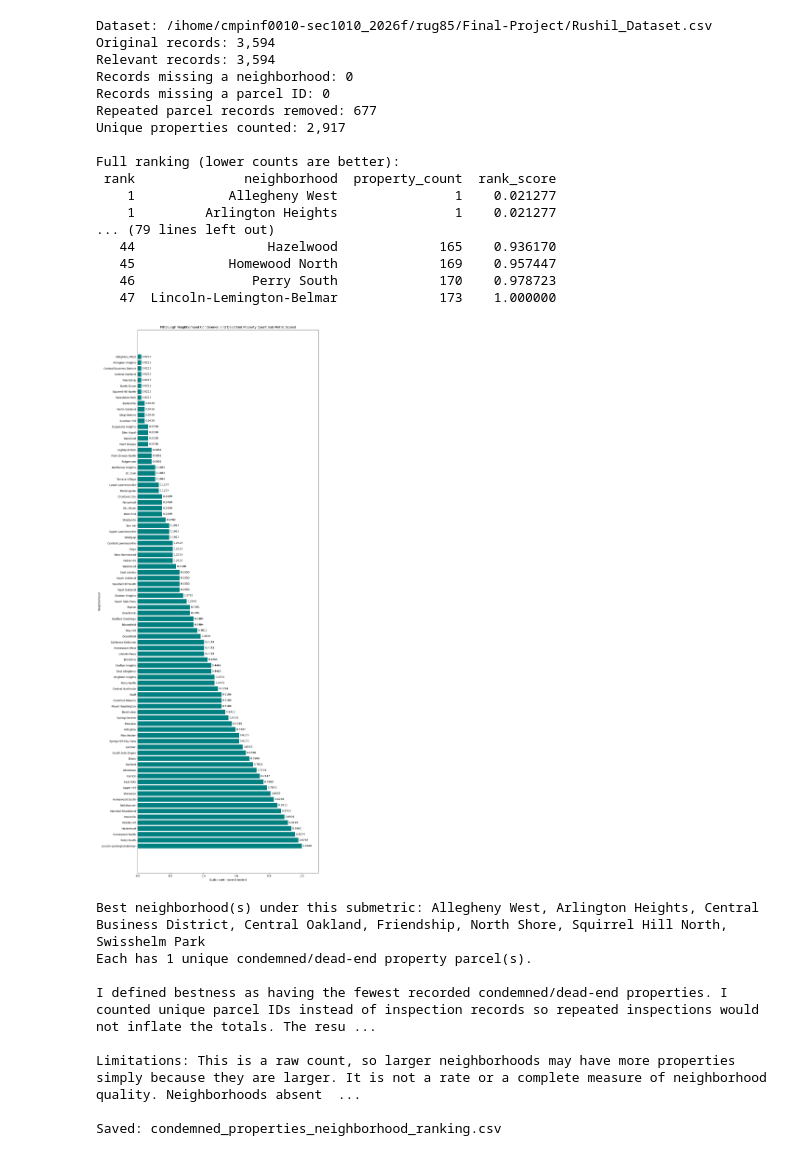
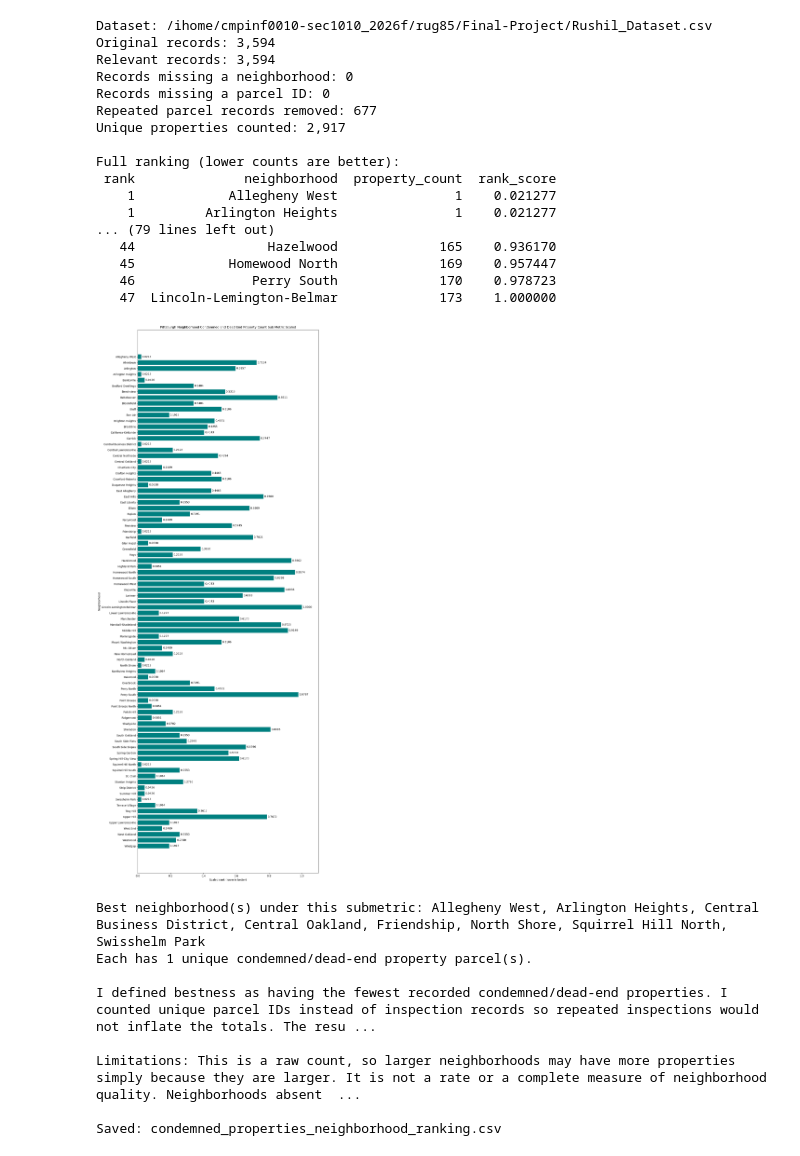
Before and after one commit to jac1093-maker/Final-Project, a Jupyter notebook: Rushil_Gupta_Personal.ipynb, the cells around one changed output. Cells and saved outputs as stored; diff of their text form; code cells hidden in the pictures.

```diff
--- a/Rushil_Gupta_Personal.ipynb
+++ b/Rushil_Gupta_Personal.ipynb
@@ -79,9 +79,10 @@ print(ranking.to_string(index=False))
 # Include every neighborhood.
 
 # %% Visualization
+plot_data = ranking.sort_values("neighborhood")
 fig, ax = plt.subplots(figsize=(12, max(5, len(ranking) * 0.35)))
 
-bars = ax.barh(ranking["neighborhood"], ranking["rank_score"], color="teal")
+bars = ax.barh(plot_data["neighborhood"], plot_data["rank_score"], color="teal")
 ax.invert_yaxis()
 ax.bar_label(bars, fmt="%.4f", padding=3)
 
@@ -110,34 +111,34 @@ print(
     "\nLimitations: This is a raw count, so larger neighborhoods may have more "
     "properties simply because they are larger. It is not a rate or a complete "
     "measure of neighborhood quality. Neighborhoods absent from this file "
     "cannot automatically be assigned zero; a complete neighborhood list and "
     "confirmation of coverage would be needed. This file also does not establish "
     "coverage of locations outside Pittsburgh. Results describe this CSV snapshot."
 )
 # My personal favourite neighborhood is Allegheny West and the data too supports it as the lowest no of condemned properties are found there.
 
 # %% Save results for the group's combined analysis
 ranking.to_csv("condemned_properties_neighborhood_ranking.csv", index=False)
 print("\nSaved: condemned_properties_neighborhood_ranking.csv")
 # %% [output]
 Dataset: /ihome/cmpinf0010-sec1010_2026f/rug85/Final-Project/Rushil_Dataset.csv
 Original records: 3,594
 Relevant records: 3,594
 Records missing a neighborhood: 0
 Records missing a parcel ID: 0
 Repeated parcel records removed: 677
 Unique properties counted: 2,917
 
 Full ranking (lower counts are better):
  rank              neighborhood  property_count  rank_score
     1            Allegheny West               1    0.021277
     1         Arlington Heights               1    0.021277
 ... (79 lines left out)
    44                 Hazelwood             165    0.936170
    45            Homewood North             169    0.957447
    46               Perry South             170    0.978723
    47  Lincoln-Lemington-Belmar             173    1.000000
-[figure, old version]
+[figure, new version]
 Best neighborhood(s) under this submetric: Allegheny West, Arlington Heights, Central Business District, Central Oakland, Friendship, North Shore, Squirrel Hill North, Swisshelm Park
 Each has 1 unique condemned/dead-end property parcel(s).
 
```
